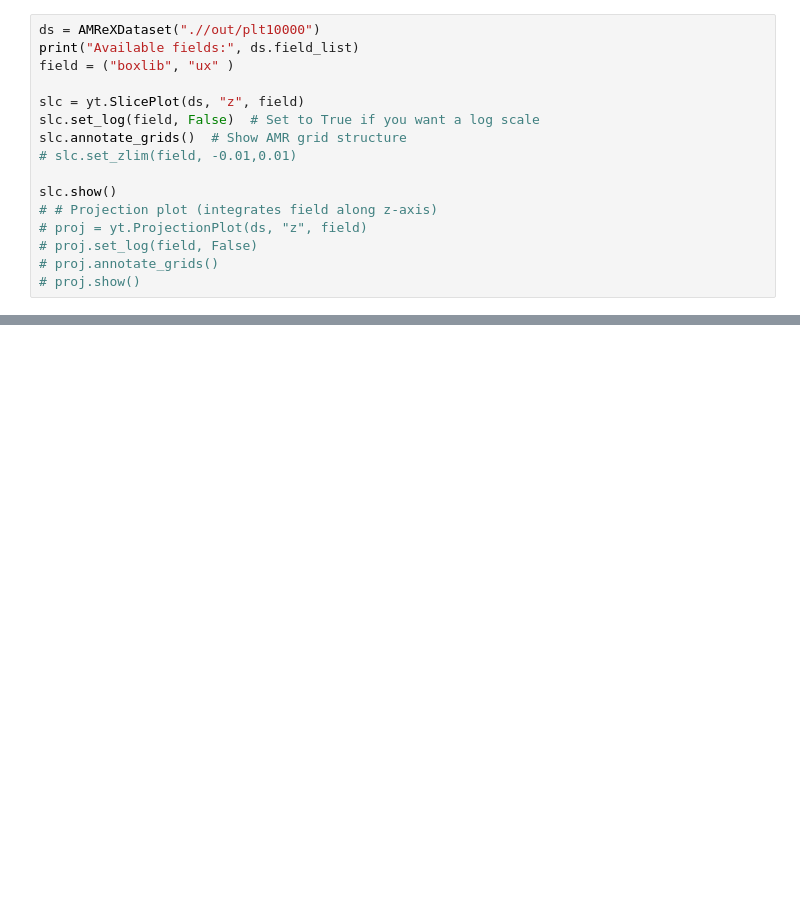
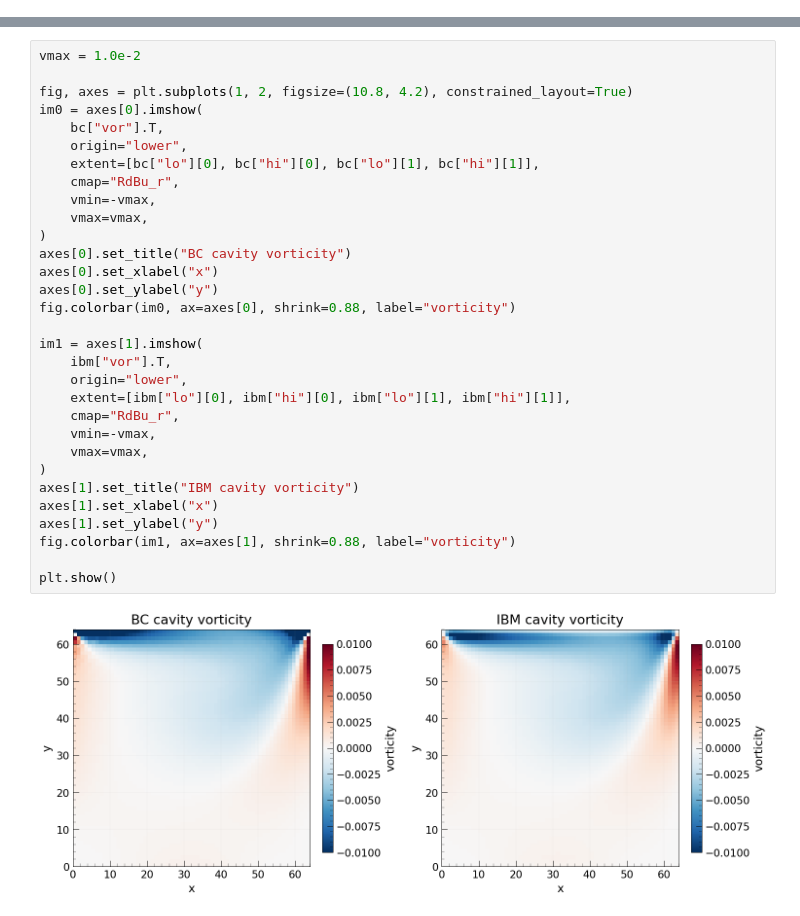
Before and after one commit to haotianh9/iLBMReX, a Jupyter notebook: Examples/Cavity_flow/Visualization.ipynb, the cells around one changed output, grey strips where cells are left out. Saved outputs shown, nothing was run; the diff lists cells and outputs as text; blank space fills up the shorter version.

Commit message:
clean up code and perform visualization for examples

```diff
--- a/Examples/Cavity_flow/Visualization.ipynb
+++ b/Examples/Cavity_flow/Visualization.ipynb
@@ -65,16 +0,0 @@ Available fields: [('boxlib', 'Pressure'), ('boxlib', 'f_new_0'), ('boxlib', 'f_
-# %%
-ds = AMReXDataset(".//out/plt10000")
-print("Available fields:", ds.field_list)
-field = ("boxlib", "ux" )
-
-slc = yt.SlicePlot(ds, "z", field)
-slc.set_log(field, False)  # Set to True if you want a log scale
-slc.annotate_grids()  # Show AMR grid structure
-# slc.set_zlim(field, -0.01,0.01)
-
-slc.show()
-# # Projection plot (integrates field along z-axis)
-# proj = yt.ProjectionPlot(ds, "z", field)
-# proj.set_log(field, False)
-# proj.annotate_grids()
-# proj.show()
@@ -92,0 +138,33 @@ Available fields: [('boxlib', 'Pressure'), ('boxlib', 'f_new_0'), ('boxlib', 'f_
+# %%
+vmax = 1.0e-2
+
+fig, axes = plt.subplots(1, 2, figsize=(10.8, 4.2), constrained_layout=True)
+im0 = axes[0].imshow(
+    bc["vor"].T,
+    origin="lower",
+    extent=[bc["lo"][0], bc["hi"][0], bc["lo"][1], bc["hi"][1]],
+    cmap="RdBu_r",
+    vmin=-vmax,
+    vmax=vmax,
+)
+axes[0].set_title("BC cavity vorticity")
+axes[0].set_xlabel("x")
+axes[0].set_ylabel("y")
+fig.colorbar(im0, ax=axes[0], shrink=0.88, label="vorticity")
+
+im1 = axes[1].imshow(
+    ibm["vor"].T,
+    origin="lower",
+    extent=[ibm["lo"][0], ibm["hi"][0], ibm["lo"][1], ibm["hi"][1]],
+    cmap="RdBu_r",
+    vmin=-vmax,
+    vmax=vmax,
+)
+axes[1].set_title("IBM cavity vorticity")
+axes[1].set_xlabel("x")
+axes[1].set_ylabel("y")
+fig.colorbar(im1, ax=axes[1], shrink=0.88, label="vorticity")
+
+plt.show()
+# %% [output]
+[figure, added]
```
Also changed, not shown: parts of 7 cells of this notebook, 40 other files.
